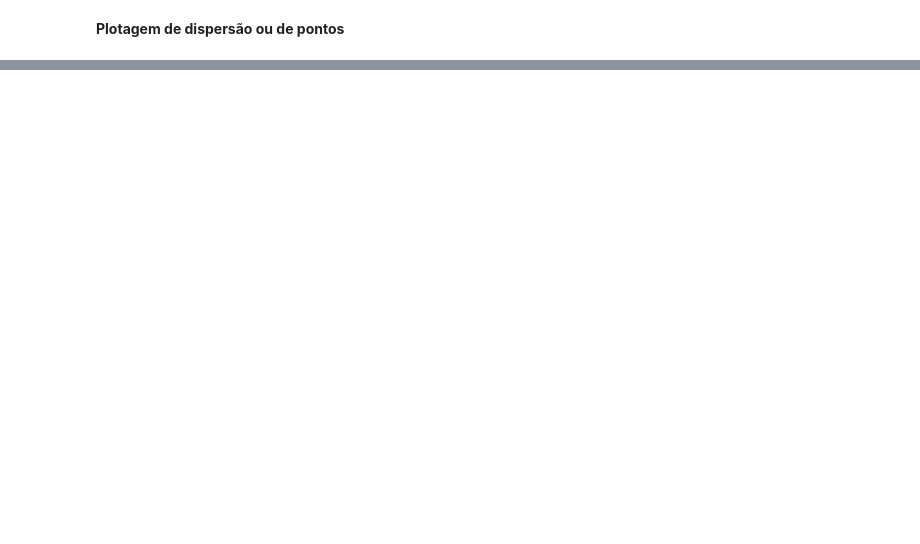
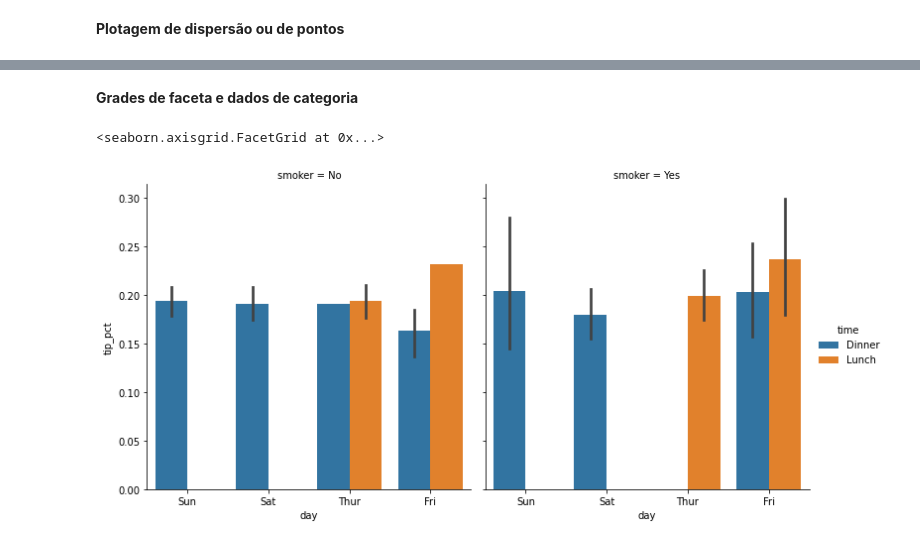
Before and after one commit to anicelysantos/-book-Python-para-Analise-de-dados, a Jupyter notebook: plotagem_visualizacao.ipynb, the cells around one changed output, grey strips where cells are left out. Drawn from its saved outputs; the diff is of its cells as text; code cells hidden in the pictures; blank space fills up the shorter version.

```diff
--- a/plotagem_visualizacao.ipynb
+++ b/plotagem_visualizacao.ipynb
@@ -350,0 +379,9 @@ sns.distplot(values, bins=100, color='k')
+# %% [markdown]
+**Grades de faceta e dados de categoria**
+# %%
+#Porcentagem de gorjetas por dia/hora/fumante
+sns.factorplot(x='day', y='tip_pct', hue='time', col='smoker',
+               kind='bar', data=tips[tips.tip_pct < 1])
+# %% [output]
+<seaborn.axisgrid.FacetGrid at 0x...>
+[figure, added]
```
Also changed, not shown: parts of 16 cells of this notebook.
